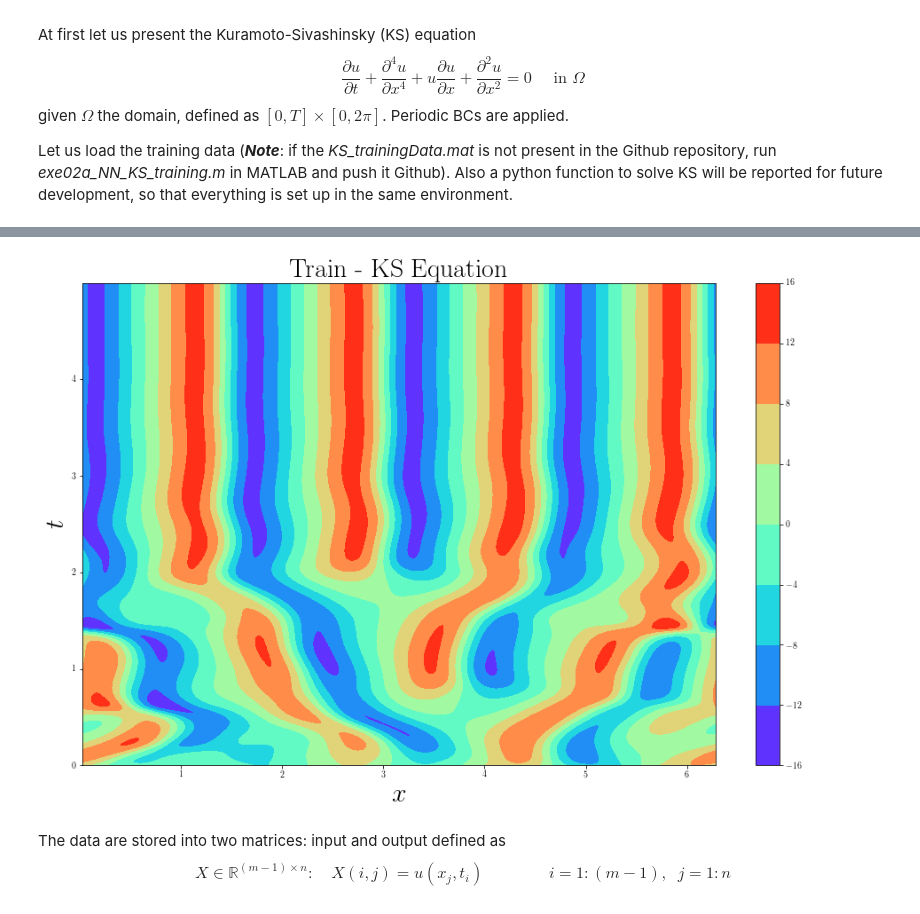
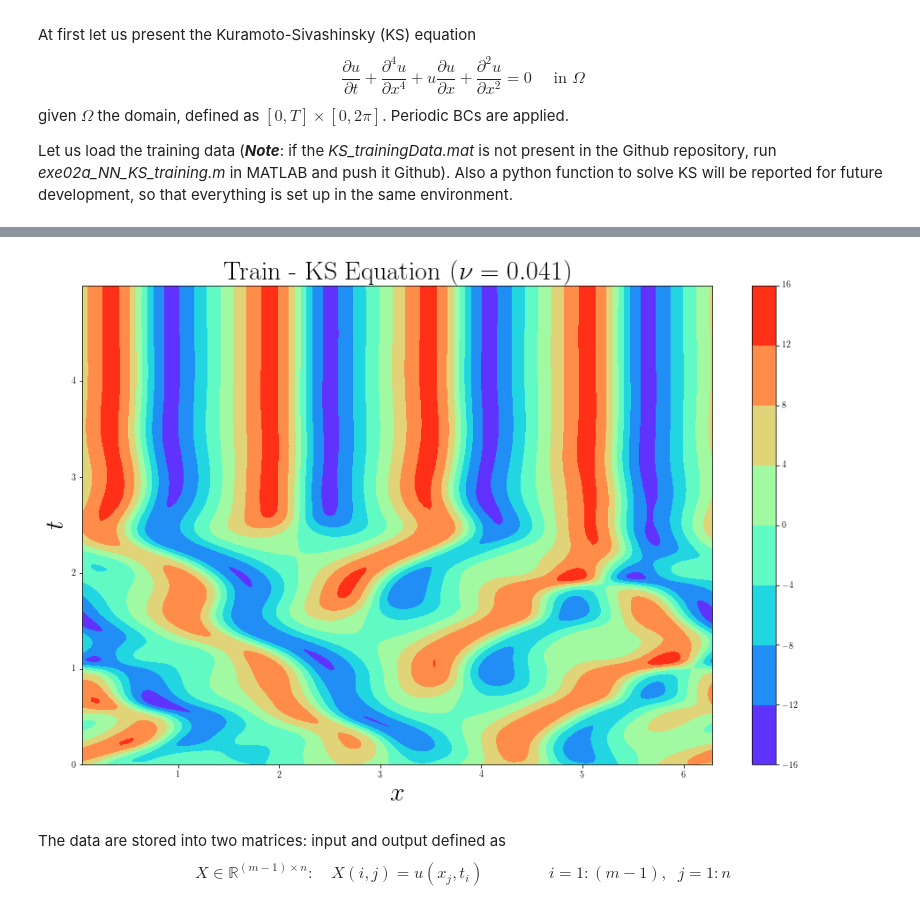
Before and after one commit to Steriva/MfM_Assignment, a Jupyter notebook: exe02b_NN_KS.ipynb, the cells around one changed output, grey strips where cells are left out. Cells and saved outputs as stored; diff of their text form; code cells hidden in the pictures.

```diff
--- a/exe02b_NN_KS.ipynb
+++ b/exe02b_NN_KS.ipynb
@@ -93,8 +93,8 @@ def solveKS(nu, tmax, h, N):
 
   return x, tt, uu
 # %%
-N = 2**8
-nuTrain = 0.04
+N = 2**7
+nuTrain = 0.041
 dt = 5e-3
 Tfinal = 5
 
@@ -108,35 +108,35 @@ x, t, u = solveKS(nuTrain, Tfinal, dt, N)
 
 dt = t[1]-t[0]
 dx = x[2]-x[1]
 
 n = len(x)
 m = len(t)
 
 contourBool = False
 
 X, T = np.meshgrid(x, t)
 fig1 = plt.figure()
 
 turboMap = cm.get_cmap(name='rainbow')
 # Plotting the solution
 if contourBool == True:
   ax = fig1.gca(projection='3d')
   surf = ax.plot_surface(X, T, u.T, rstride=1, cstride=1, cmap=turboMap,
   linewidth=0, antialiased=False)
 else:
   surf = plt.contourf(X, T, u.T,  cmap=turboMap)
   plt.colorbar()
 
-plt.title('Train - KS Equation', fontsize = 30)
+plt.title(r'Train - KS Equation ($\nu = '+str(nuTrain)+'$)', fontsize = 30)
 plt.xlabel('$x$', fontsize = 30)
 plt.ylabel('$t$', fontsize = 30)
 
 fig1.savefig('KS_trainingTrue.pdf', format='pdf', dpi=600, bbox_inches='tight')
 files.download('KS_trainingTrue.pdf')
 # %% [output]
 [interactive output not drawn]
 [interactive output not drawn]
-[figure, old version]
+[figure, new version]
 # %% [markdown]
 The data are stored into two matrices: input and output defined as
 \begin{equation}
```
Also changed, not shown: parts of 14 cells of this notebook.
